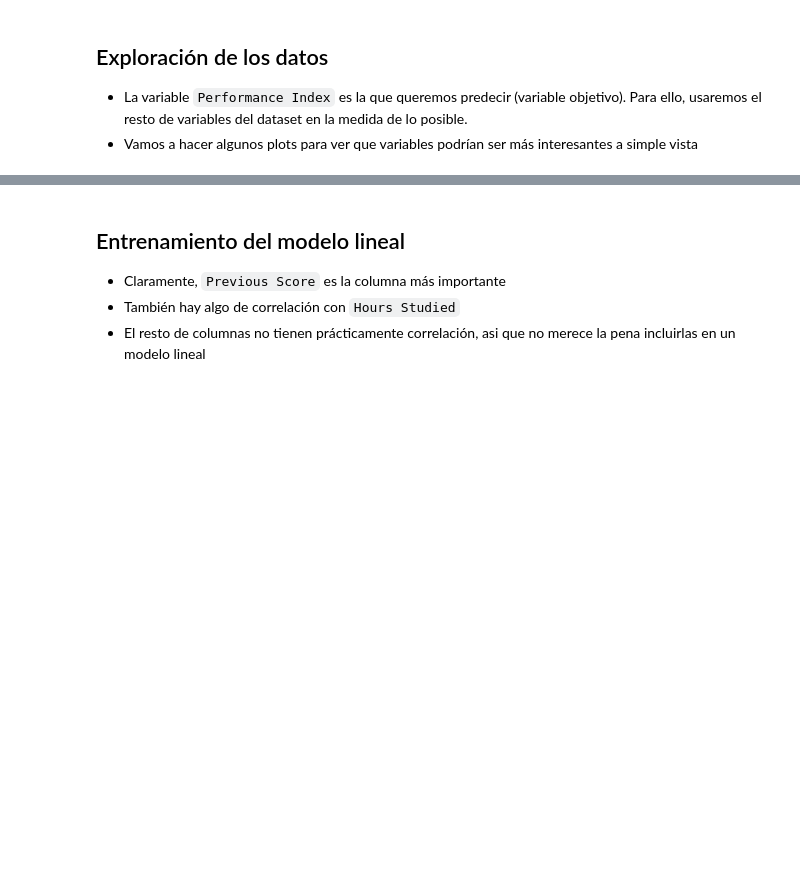
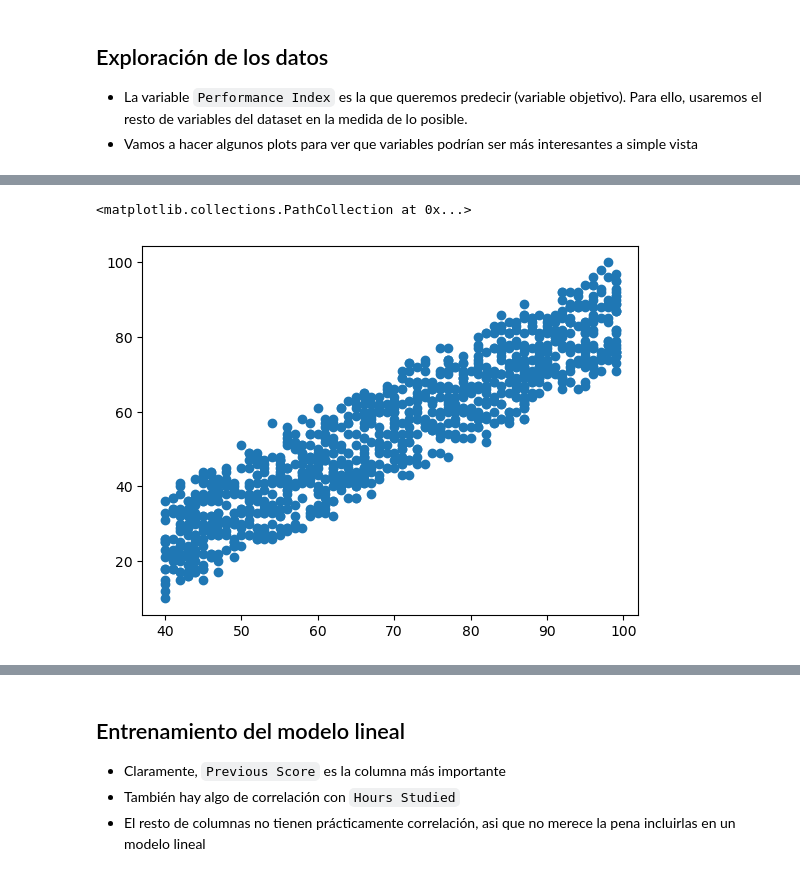
Before and after one commit to xianacarrera/python_course_2025, a Jupyter notebook: notebooks/linear_regression.ipynb, the cells around one changed output, grey strips where cells are left out. Cells and saved outputs as stored; diff of their text form; code cells hidden in the pictures; blank space fills up the shorter version.

```diff
--- a/notebooks/linear_regression.ipynb
+++ b/notebooks/linear_regression.ipynb
@@ -42,0 +48,5 @@ dtype: object
+# %%
+plt.scatter(df['Previous Scores'], df['Performance Index'])
+# %% [output]
+<matplotlib.collections.PathCollection at 0x...>
+[figure, added]
```
Also changed, not shown: parts of 2 cells of this notebook, 5 other files.
